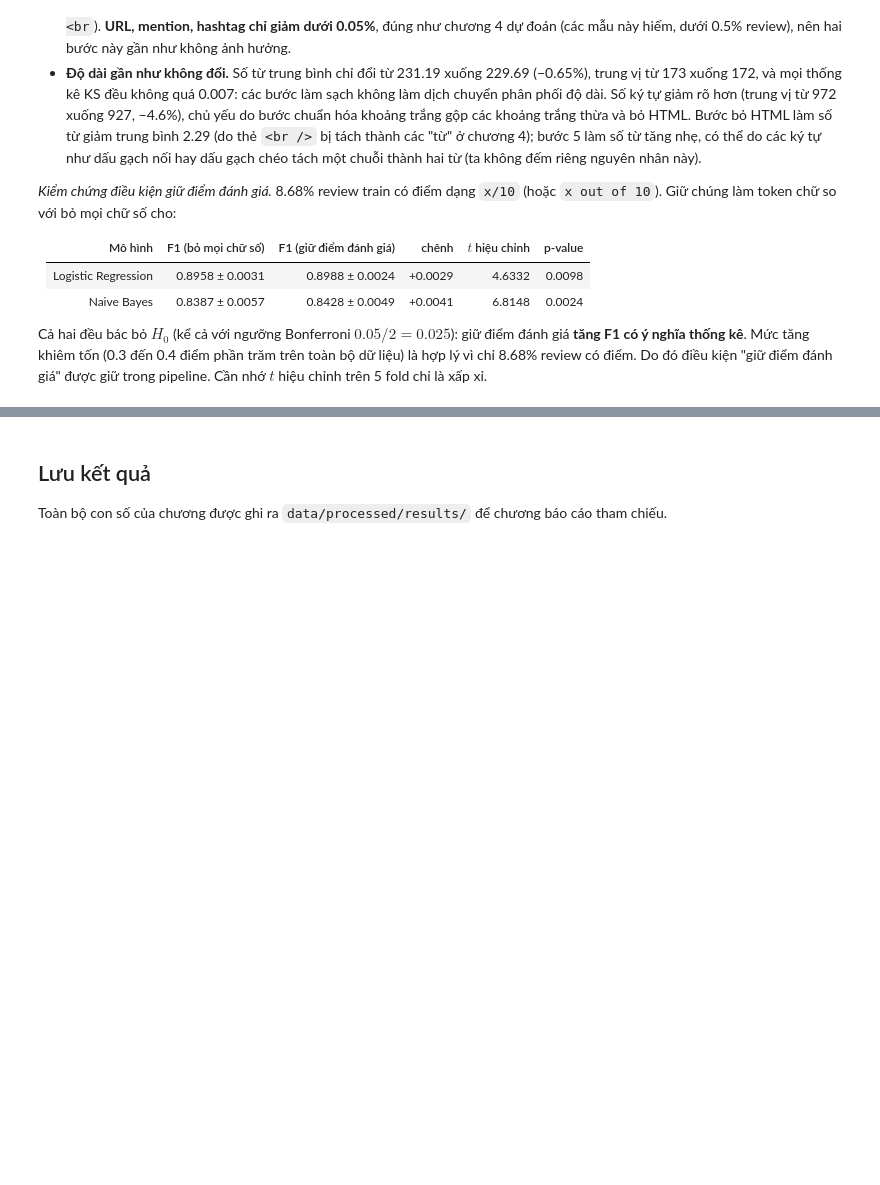
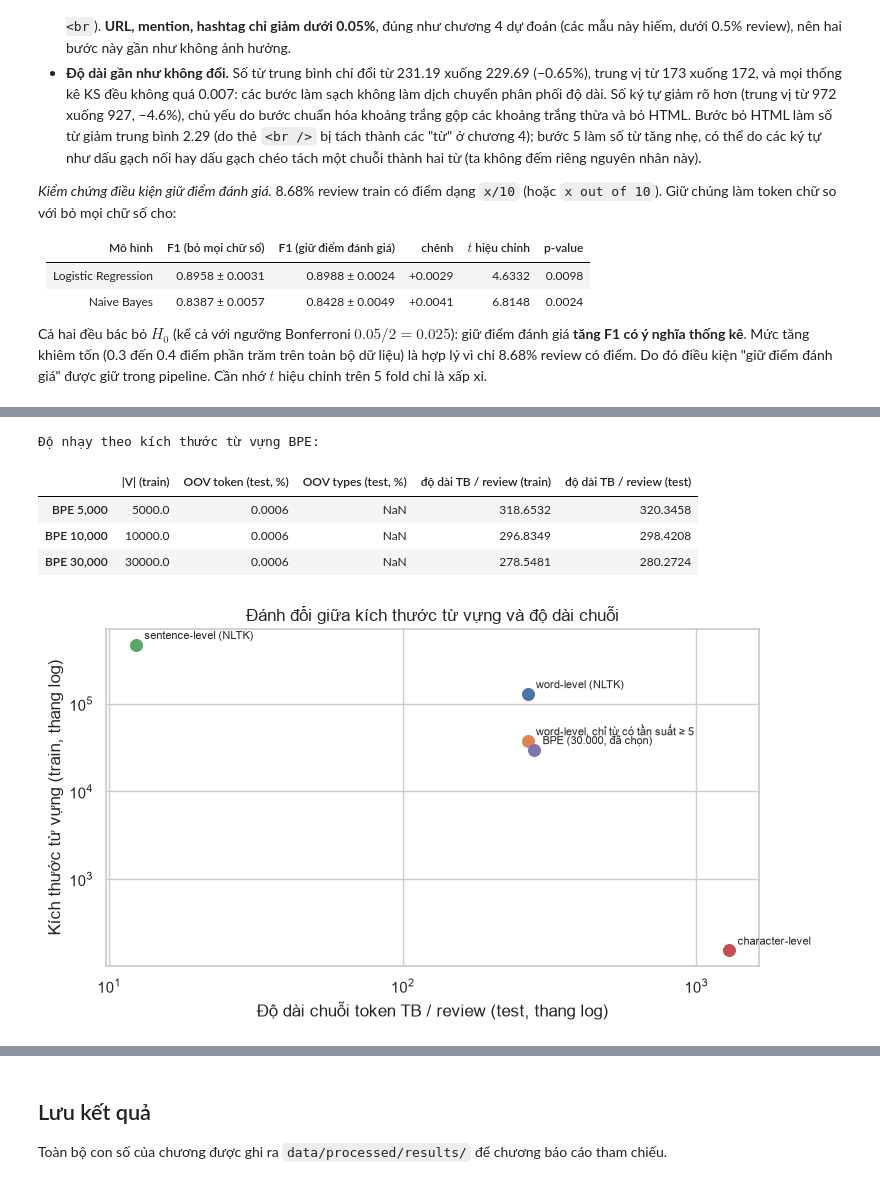
Before and after one commit to CaoThien1402/dm-preprocessing, a Jupyter notebook: book/05_text_preprocessing.ipynb, the cells around one changed output, grey strips where cells are left out. Saved outputs shown, nothing was run; the diff lists cells and outputs as text; code cells hidden in the pictures; blank space fills up the shorter version.

```diff
--- a/book/05_text_preprocessing.ipynb
+++ b/book/05_text_preprocessing.ipynb
@@ -243,0 +261,71 @@ Cả hai đều bác bỏ $H_0$ (kể cả với ngưỡng Bonferroni $0.05/2=0.
+# %%
+from nltk.tokenize import sent_tokenize, word_tokenize
+from tokenizers import Tokenizer, models, pre_tokenizers, trainers
+
+light_train, light_test = train["review"].map(light_clean), test["review"].map(light_clean)
+
+
+def vocab_stats(c_train: Counter, c_test: Counter, len_train: float, len_test: float, min_freq: int = 1) -> dict:
+    vocab = {w for w, c in c_train.items() if c >= min_freq}
+    n_test = sum(c_test.values())
+    return {"|V| (train)": len(vocab), "OOV token (test, %)": sum(c for w, c in c_test.items() if w not in vocab) / n_test * 100,
+            "OOV types (test, %)": sum(w not in vocab for w in c_test) / len(c_test) * 100, "độ dài TB / review (train)": len_train, "độ dài TB / review (test)": len_test}
+
+
+results_tok = {}
+
+# Word-level
+w_tr = [word_tokenize(s.lower()) for s in light_train]
+w_te = [word_tokenize(s.lower()) for s in light_test]
+c_tr, c_te = Counter(chain.from_iterable(w_tr)), Counter(chain.from_iterable(w_te))
+results_tok["word-level (NLTK)"] = vocab_stats(c_tr, c_te, np.mean([len(x) for x in w_tr]), np.mean([len(x) for x in w_te]))
+results_tok["word-level, chỉ từ có tần suất ≥ 5"] = vocab_stats(c_tr, c_te, np.mean([len(x) for x in w_tr]), np.mean([len(x) for x in w_te]), min_freq=5)
+
+# Sentence-level (tách câu trên văn bản còn chữ hoa, rồi mới chuyển chữ thường)
+s_tr = [[x.lower() for x in sent_tokenize(s)] for s in light_train]
+s_te = [[x.lower() for x in sent_tokenize(s)] for s in light_test]
+results_tok["sentence-level (NLTK)"] = vocab_stats(Counter(chain.from_iterable(s_tr)), Counter(chain.from_iterable(s_te)),
+                                                   np.mean([len(x) for x in s_tr]), np.mean([len(x) for x in s_te]))
+
+# Character-level
+ch_tr, ch_te = Counter("".join(light_train.str.lower())), Counter("".join(light_test.str.lower()))
+results_tok["character-level"] = vocab_stats(ch_tr, ch_te, light_train.str.len().mean(), light_test.str.len().mean())
+
+
+# BPE, huấn luyện chỉ trên train
+def train_bpe(vocab_size: int) -> Tokenizer:
+    tok = Tokenizer(models.BPE(unk_token="[UNK]"))
+    tok.pre_tokenizer = pre_tokenizers.Whitespace()
+    tok.train_from_iterator(light_train.str.lower().tolist(), trainers.BpeTrainer(vocab_size=vocab_size, special_tokens=["[UNK]"], show_progress=False))
+    return tok
+
+
+def bpe_stats(tok: Tokenizer) -> dict:
+    enc_tr, enc_te = tok.encode_batch(light_train.str.lower().tolist()), tok.encode_batch(light_test.str.lower().tolist())
+    unk = tok.token_to_id("[UNK]")
+    n_te = sum(len(e.ids) for e in enc_te)
+    return {"|V| (train)": tok.get_vocab_size(), "OOV token (test, %)": sum(i == unk for e in enc_te for i in e.ids) / n_te * 100,
+            "OOV types (test, %)": np.nan, "độ dài TB / review (train)": np.mean([len(e.ids) for e in enc_tr]), "độ dài TB / review (test)": n_te / len(enc_te)}
+
+
+bpe_rows = {}
+for vs in (5000, 10000, 30000):
+    bpe_rows[f"BPE {vs:,}"] = bpe_stats(train_bpe(vs))
+results_tok["BPE (30.000, đã chọn)"] = bpe_rows["BPE 30,000"]
+tok_table = pd.DataFrame(results_tok).T
+display(tok_table.round(4))
+print("Độ nhạy theo kích thước từ vựng BPE:")
+display(pd.DataFrame(bpe_rows).T.round(4))
+RESULTS["tokenization"] = tok_table.round(6).to_dict("index")
+RESULTS["bpe_sizes"] = pd.DataFrame(bpe_rows).T.round(6).to_dict("index")
+
+fig, ax = plt.subplots(figsize=(8, 4.5))
+for name, row in tok_table.iterrows():
+    ax.scatter(row["độ dài TB / review (test)"], row["|V| (train)"], s=70)
+    ax.annotate(name, (row["độ dài TB / review (test)"], row["|V| (train)"]), textcoords="offset points", xytext=(6, 4), fontsize=8)
+ax.set_xscale("log"); ax.set_yscale("log")
+ax.set_xlabel("Độ dài chuỗi token TB / review (test, thang log)"); ax.set_ylabel("Kích thước từ vựng (train, thang log)")
+ax.set_title("Đánh đổi giữa kích thước từ vựng và độ dài chuỗi")
+plt.tight_layout()
+plt.show()
+# %% [output]
@@ -243,0 +338,6 @@ Cả hai đều bác bỏ $H_0$ (kể cả với ngưỡng Bonferroni $0.05/2=0.
+Độ nhạy theo kích thước từ vựng BPE:
+|  | |V| (train) | OOV token (test, %) | OOV types (test, %) | độ dài TB / review (train) | độ dài TB / review (test) |
+| BPE 5,000 | 5000.0 | 0.0006 | NaN | 318.6532 | 320.3458 |
+| BPE 10,000 | 10000.0 | 0.0006 | NaN | 296.8349 | 298.4208 |
+| BPE 30,000 | 30000.0 | 0.0006 | NaN | 278.5481 | 280.2724 |
+[figure, added]
```
Also changed, not shown: parts of 4 cells of this notebook, 1 other file.
